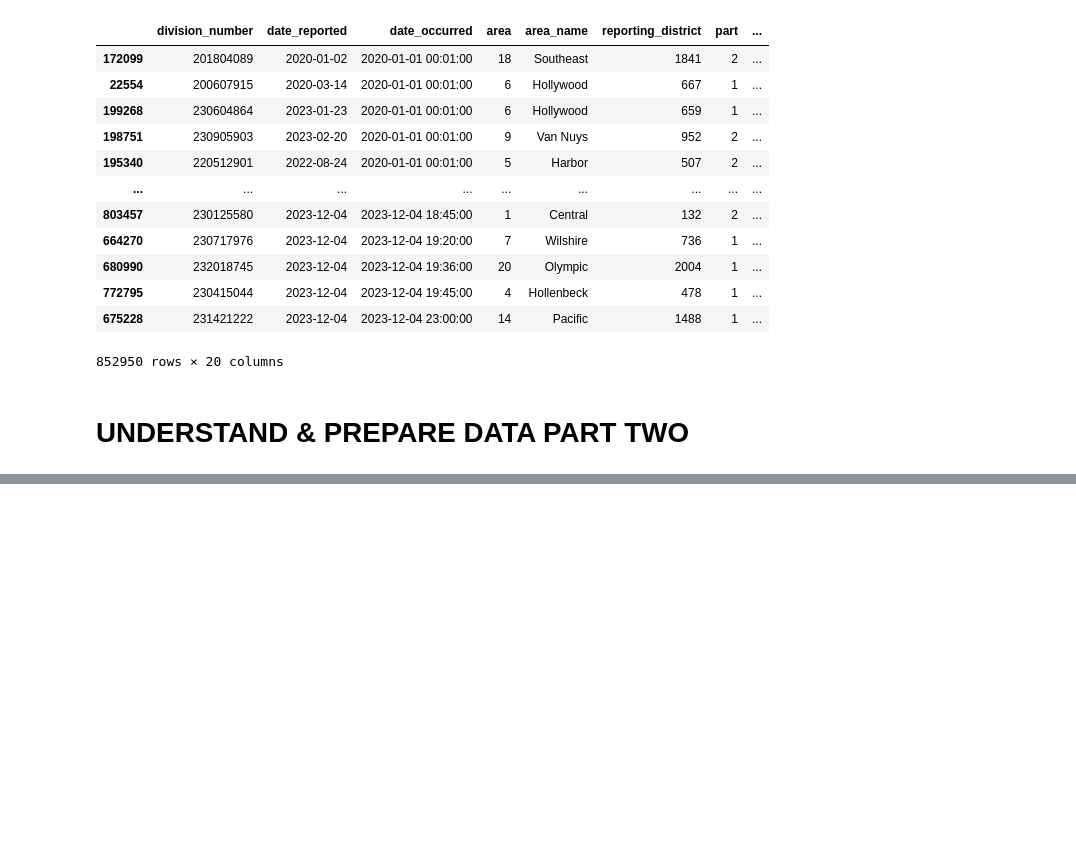
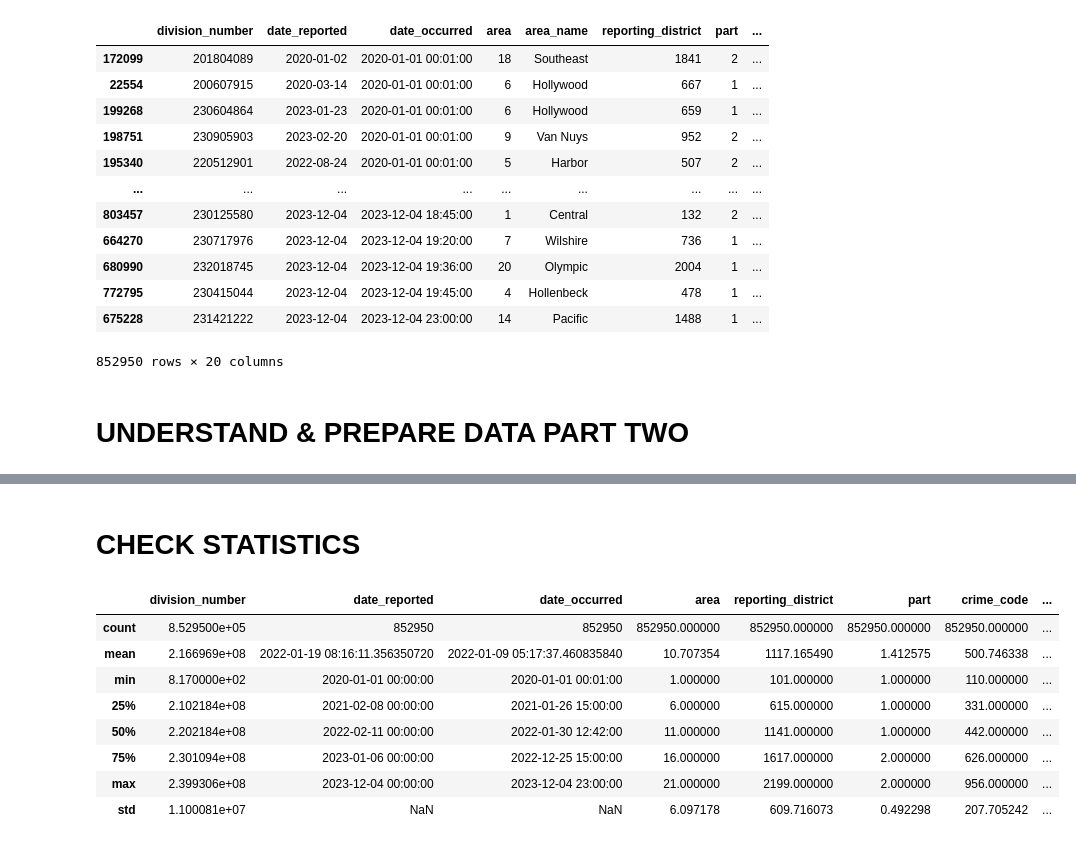
Before and after one commit to ettolrahc97/LA-Crime-Data-Analysis-Project, a Jupyter notebook: LA Crime.ipynb, the cells around one changed output, grey strips where cells are left out. Cells and saved outputs as stored; diff of their text form; code cells hidden in the pictures; blank space fills up the shorter version.

Commit message:
Check statistics

```diff
--- a/LA Crime.ipynb
+++ b/LA Crime.ipynb
@@ -138,0 +159,14 @@ df['date_occurred'] = pd.to_datetime(df['date_occurred'], format = '%Y-%m-%d %H:
+# %% [markdown]
+# CHECK STATISTICS
+# %%
+df.describe()
+# %% [output]
+|  | division_number | date_reported | date_occurred | area | reporting_district | part | crime_code | ... |
+| count | 8.529500e+05 | 852950 | 852950 | 852950.000000 | 852950.000000 | 852950.000000 | 852950.000000 | ... |
+| mean | 2.166969e+08 | 2022-01-19 08:16:11.356350720 | 2022-01-09 05:17:37.460835840 | 10.707354 | 1117.165490 | 1.412575 | 500.746338 | ... |
+| min | 8.170000e+02 | 2020-01-01 00:00:00 | 2020-01-01 00:01:00 | 1.000000 | 101.000000 | 1.000000 | 110.000000 | ... |
+| 25% | 2.102184e+08 | 2021-02-08 00:00:00 | 2021-01-26 15:00:00 | 6.000000 | 615.000000 | 1.000000 | 331.000000 | ... |
+| 50% | 2.202184e+08 | 2022-02-11 00:00:00 | 2022-01-30 12:42:00 | 11.000000 | 1141.000000 | 1.000000 | 442.000000 | ... |
+| 75% | 2.301094e+08 | 2023-01-06 00:00:00 | 2022-12-25 15:00:00 | 16.000000 | 1617.000000 | 2.000000 | 626.000000 | ... |
+| max | 2.399306e+08 | 2023-12-04 00:00:00 | 2023-12-04 23:00:00 | 21.000000 | 2199.000000 | 2.000000 | 956.000000 | ... |
+| std | 1.100081e+07 | NaN | NaN | 6.097178 | 609.716073 | 0.492298 | 207.705242 | ... |
```
Also changed, not shown: parts of 2 cells of this notebook.
